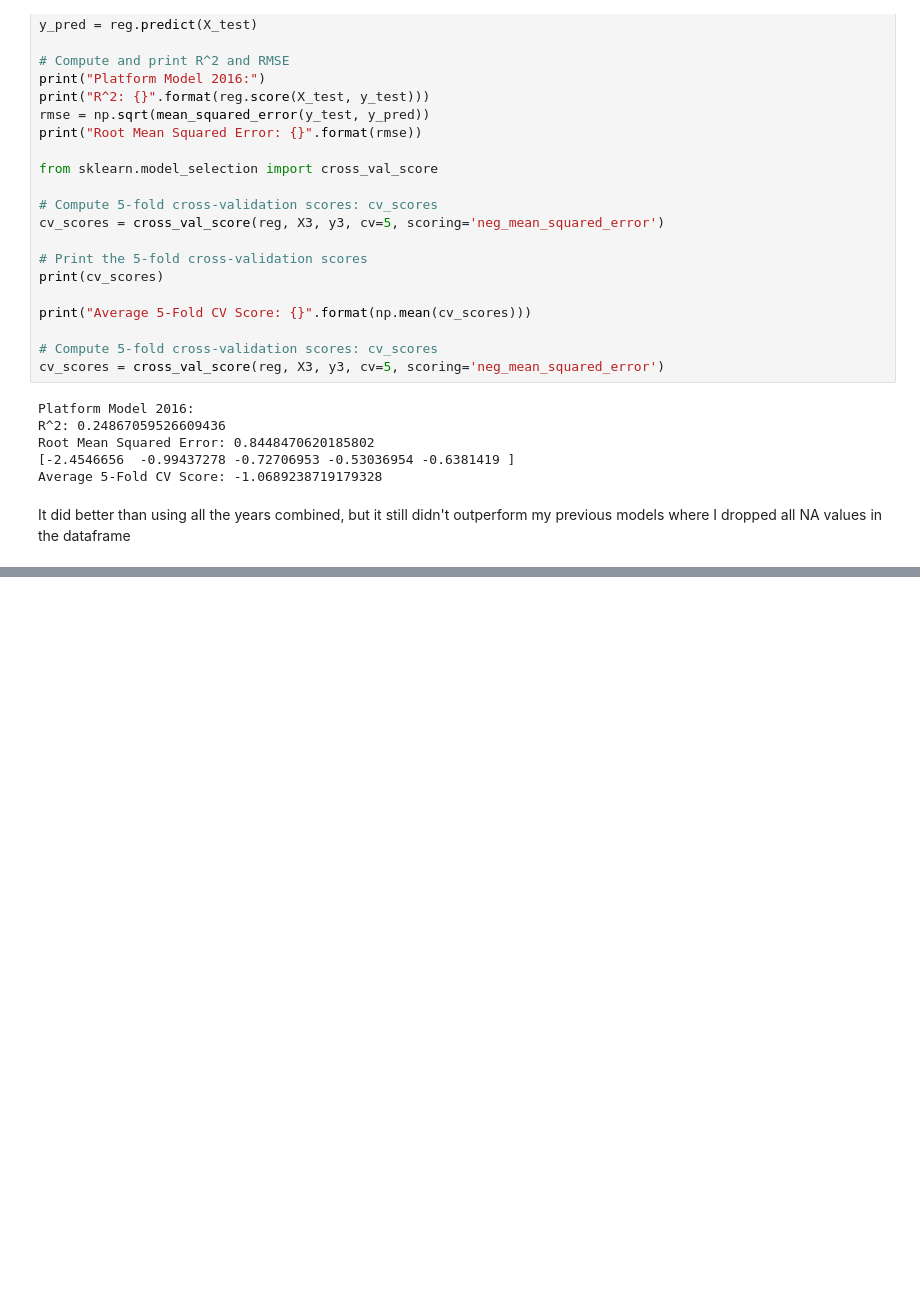
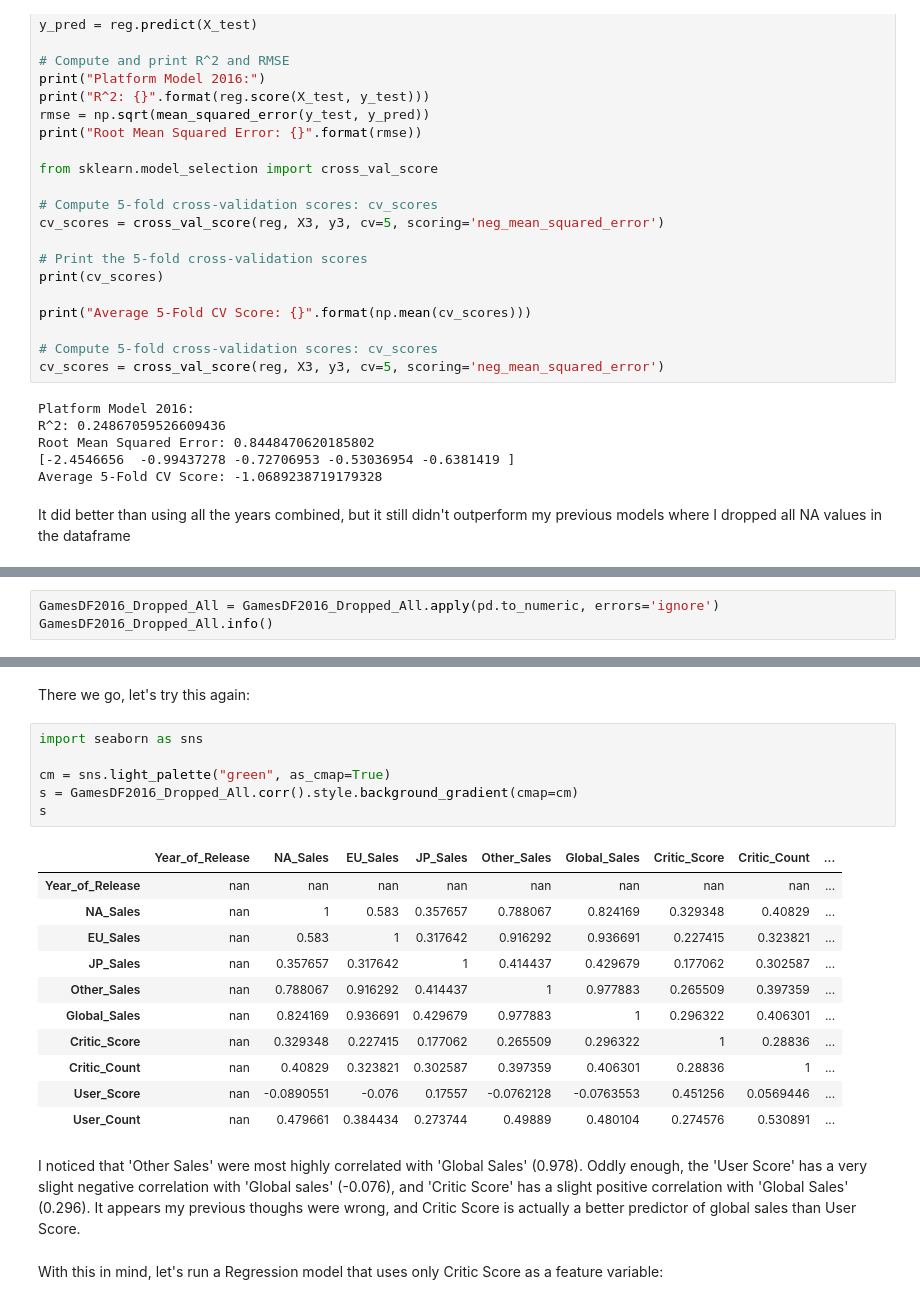
Before and after one commit to mcgvgc2514/Video-Game-Sale-Analysis, a Jupyter notebook: Data Cleaning/Final Analysis V2.ipynb, the cells around one changed output, grey strips where cells are left out. Saved outputs shown, nothing was run; the diff lists cells and outputs as text; blank space fills up the shorter version.

```diff
--- a/Data Cleaning/Final Analysis V2.ipynb
+++ b/Data Cleaning/Final Analysis V2.ipynb
@@ -1683,0 +1726,3 @@ It did better than using all the years combined, but it still didn't outperform
+# %%
+GamesDF2016_Dropped_All = GamesDF2016_Dropped_All.apply(pd.to_numeric, errors='ignore')
+GamesDF2016_Dropped_All.info()
@@ -1683,0 +1747,24 @@ It did better than using all the years combined, but it still didn't outperform
+# %% [markdown]
+There we go, let's try this again:
+# %%
+import seaborn as sns
+
+cm = sns.light_palette("green", as_cmap=True)
+s = GamesDF2016_Dropped_All.corr().style.background_gradient(cmap=cm)
+s
+# %% [output]
+|  | Year_of_Release | NA_Sales | EU_Sales | JP_Sales | Other_Sales | Global_Sales | Critic_Score | Critic_Count | ... |
+| Year_of_Release | nan | nan | nan | nan | nan | nan | nan | nan | ... |
+| NA_Sales | nan | 1 | 0.583 | 0.357657 | 0.788067 | 0.824169 | 0.329348 | 0.40829 | ... |
+| EU_Sales | nan | 0.583 | 1 | 0.317642 | 0.916292 | 0.936691 | 0.227415 | 0.323821 | ... |
+| JP_Sales | nan | 0.357657 | 0.317642 | 1 | 0.414437 | 0.429679 | 0.177062 | 0.302587 | ... |
+| Other_Sales | nan | 0.788067 | 0.916292 | 0.414437 | 1 | 0.977883 | 0.265509 | 0.397359 | ... |
+| Global_Sales | nan | 0.824169 | 0.936691 | 0.429679 | 0.977883 | 1 | 0.296322 | 0.406301 | ... |
+| Critic_Score | nan | 0.329348 | 0.227415 | 0.177062 | 0.265509 | 0.296322 | 1 | 0.28836 | ... |
+| Critic_Count | nan | 0.40829 | 0.323821 | 0.302587 | 0.397359 | 0.406301 | 0.28836 | 1 | ... |
+| User_Score | nan | -0.0890551 | -0.076 | 0.17557 | -0.0762128 | -0.0763553 | 0.451256 | 0.0569446 | ... |
+| User_Count | nan | 0.479661 | 0.384434 | 0.273744 | 0.49889 | 0.480104 | 0.274576 | 0.530891 | ... |
+# %% [markdown]
+I noticed that 'Other Sales' were most highly correlated with 'Global Sales' (0.978). Oddly enough, the 'User Score' has a very  slight negative correlation with 'Global sales' (-0.076), and 'Critic Score' has a slight positive correlation with 'Global Sales' (0.296).  It appears my previous thoughs were wrong, and Critic Score is actually a better predictor of global sales than User Score.
+# %% [markdown]
+With this in mind, let's run a Regression model that uses only Critic Score as a feature variable:
```
Also changed, not shown: parts of 7 cells of this notebook.
